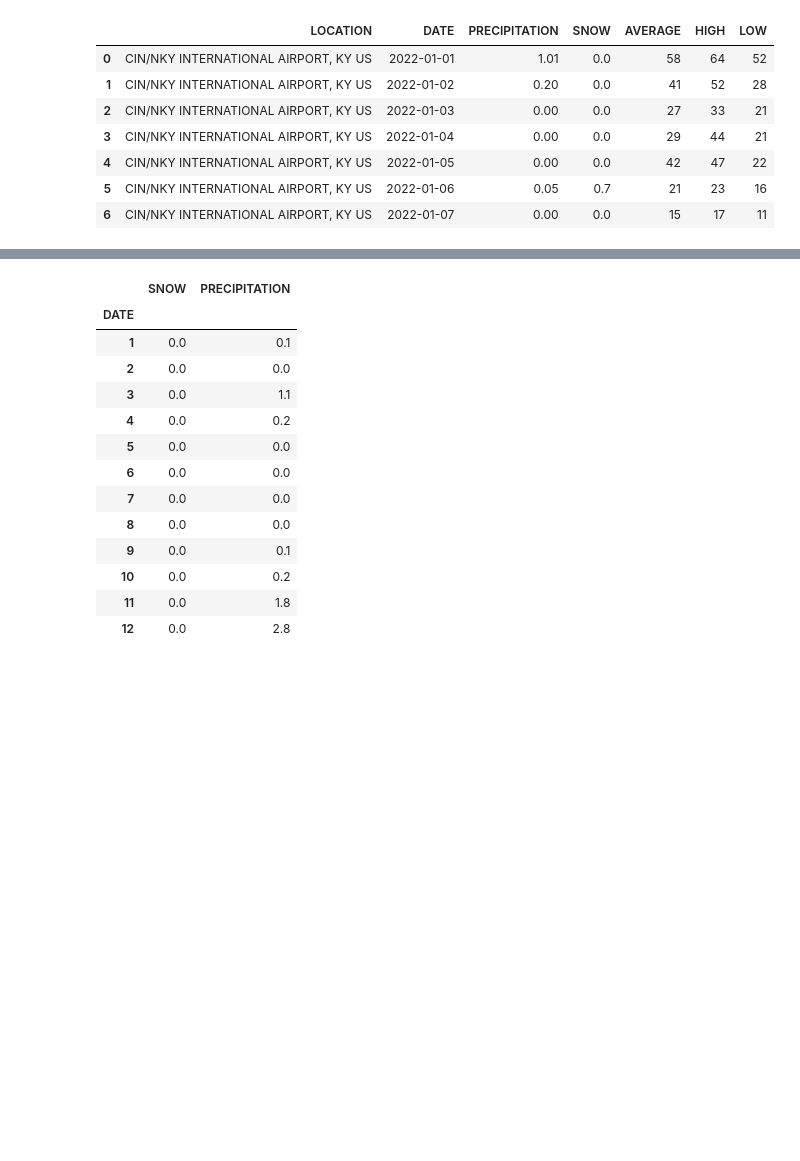
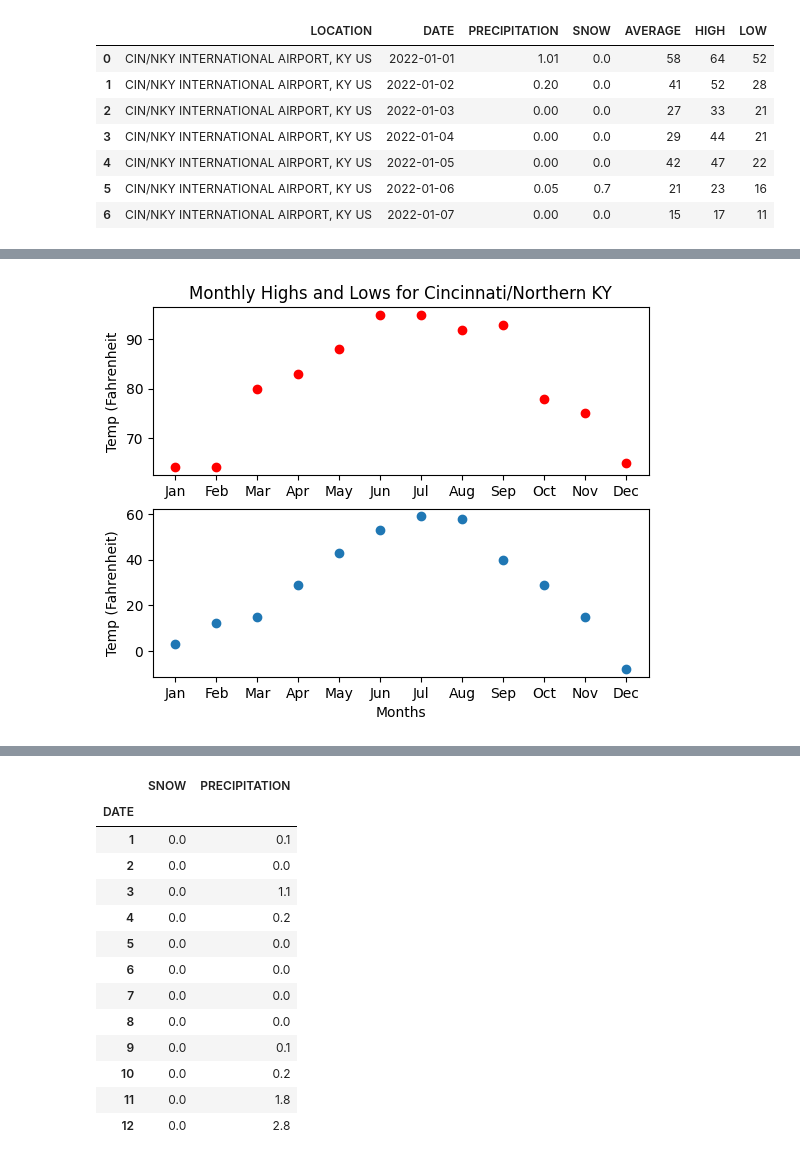
Before and after one commit to BerisDizdar/City_Weather_Comparison, a Jupyter notebook: City_Weather_Comparison.ipynb, the cells around one changed output, grey strips where cells are left out. Saved outputs shown, nothing was run; the diff lists cells and outputs as text; code cells hidden in the pictures; blank space fills up the shorter version.

```diff
--- a/City_Weather_Comparison.ipynb
+++ b/City_Weather_Comparison.ipynb
@@ -110,3 +116,27 @@ Cin_NKY_monthly_mean.round(2)
 | 10 | 67.00 | 43.71 | 54.97 |
 | 11 | 54.87 | 36.17 | 46.00 |
 | 12 | 43.23 | 27.58 | 35.74 |
+# %%
+# Plot 1
+months_short = ['Jan', 'Feb', 'Mar', 'Apr', 'May', 'Jun', 'Jul', 'Aug', 'Sep', 'Oct', 'Nov', 'Dec']
+
+x = months_short
+y = Cin_NKY_monthly_max
+plt.subplot(2, 1, 1,)
+plt.plot(x, y, 'o', color='r')
+plt.title('Monthly Highs and Lows for Cincinnati/Northern KY')
+#plt.xlabel('Months')
+plt.ylabel('Temp (Fahrenheit')
+
+# Plot 2
+x = months_short
+y = Cin_NKY_monthly_min
+plt.subplot(2, 1, 2)
+plt.plot(x, y, 'o')
+#plt.title('Lows for Cin/NKY')
+plt.xlabel('Months')
+plt.ylabel('Temp (Fahrenheit)')
+
+plt.show()
+# %% [output]
+[figure, added]
```
Also changed, not shown: parts of 30 cells of this notebook.
